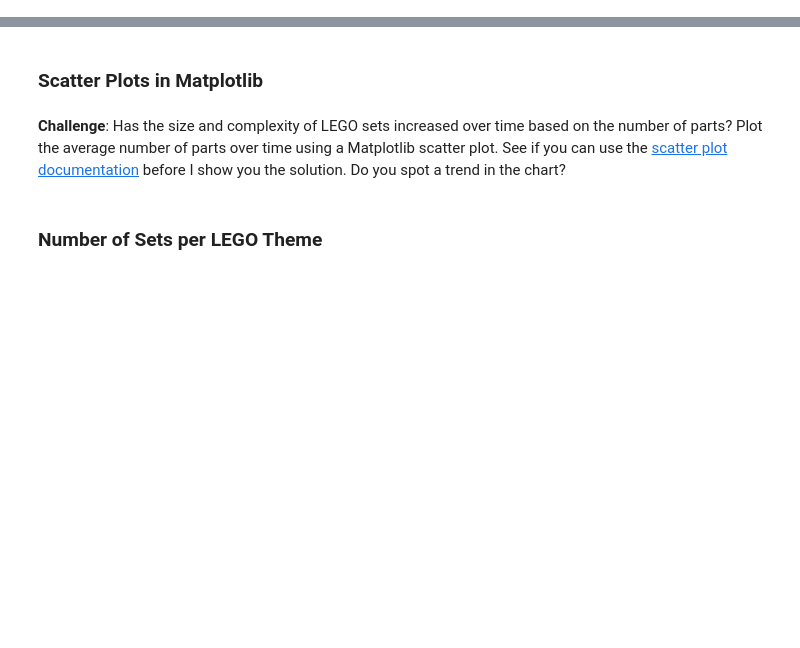
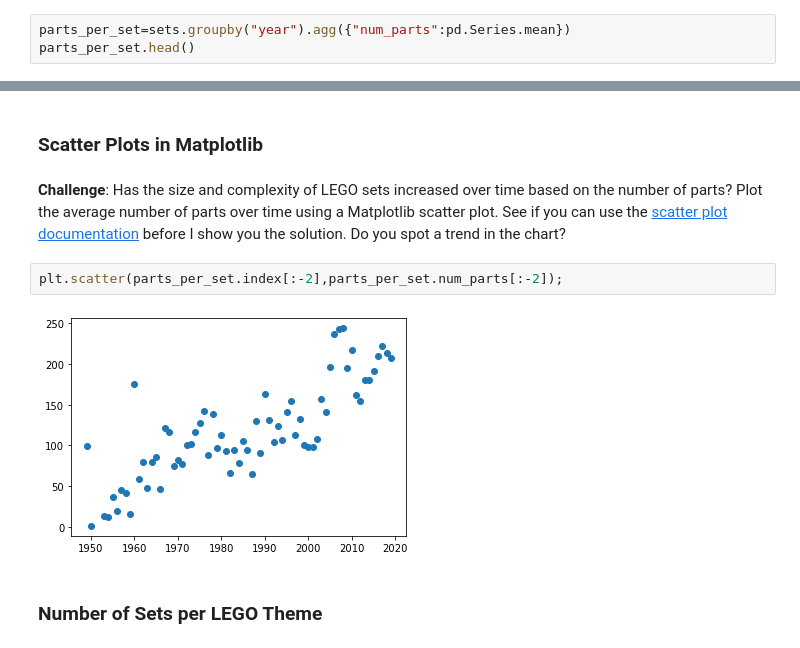
Before and after one commit to UlisesJuarez/Advanced-python-projects, a Jupyter notebook: Aggregate and merge data/Lego_Analysis_for_Course_(start).ipynb, the cells around one changed output, grey strips where cells are left out. Cells and saved outputs as stored; diff of their text form; blank space fills up the shorter version.

```diff
--- a/Aggregate and merge data/Lego_Analysis_for_Course_(start).ipynb
+++ b/Aggregate and merge data/Lego_Analysis_for_Course_(start).ipynb
@@ -209,2 +214,5 @@ plt.plot(themes_by_year.index[:-2],themes_by_year.nr_themes[:-2]);
 # %% [markdown]
 **Challenge**: Use the <code>.groupby()</code> and <code>.agg()</code> function together to figure out the average number of parts per set. How many parts did the average LEGO set released in 1954 compared to say, 2017?
+# %%
+parts_per_set=sets.groupby("year").agg({"num_parts":pd.Series.mean})
+parts_per_set.head()
@@ -212,6 +238,10 @@ plt.plot(themes_by_year.index[:-2],themes_by_year.nr_themes[:-2]);
 ### Scatter Plots in Matplotlib
 # %% [markdown]
 **Challenge**: Has the size and complexity of LEGO sets increased over time based on the number of parts? Plot the average number of parts over time using a Matplotlib scatter plot. See if you can use the [scatter plot documentation](https://matplotlib.org/3.1.0/api/_as_gen/matplotlib.pyplot.scatter.html) before I show you the solution. Do you spot a trend in the chart?
+# %%
+plt.scatter(parts_per_set.index[:-2],parts_per_set.num_parts[:-2]);
+# %% [output]
+[figure, added]
 # %% [markdown]
 ### Number of Sets per LEGO Theme
 # %% [markdown]
```
Also changed, not shown: parts of 3 cells of this notebook.
